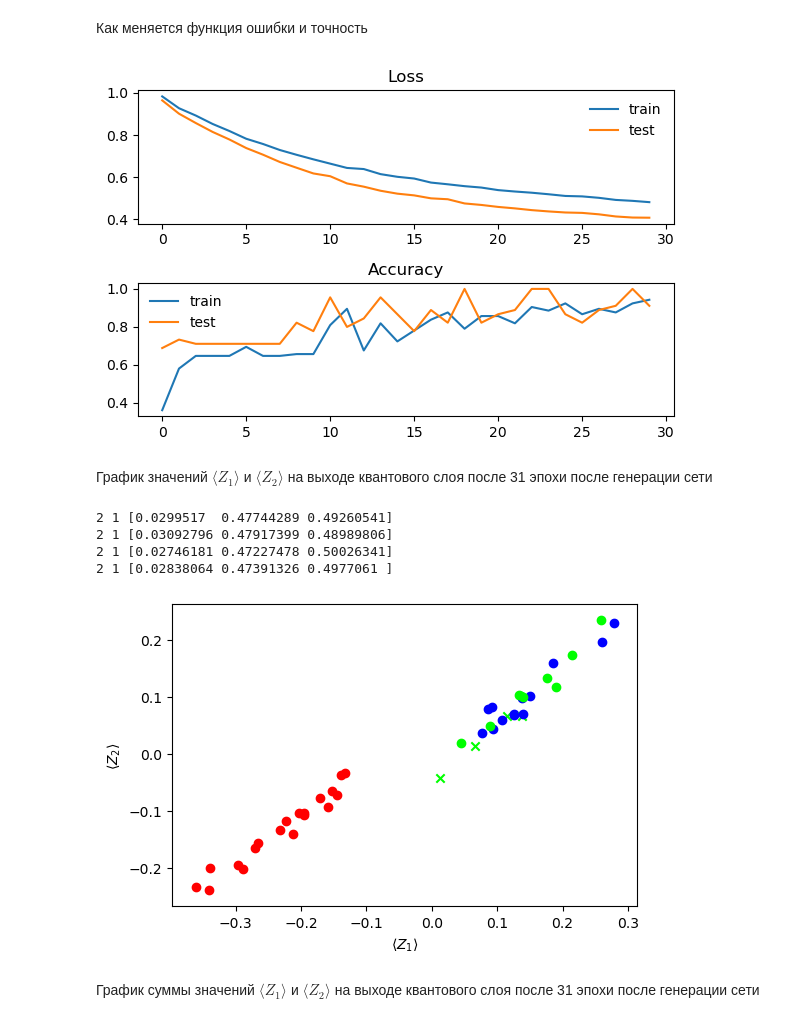
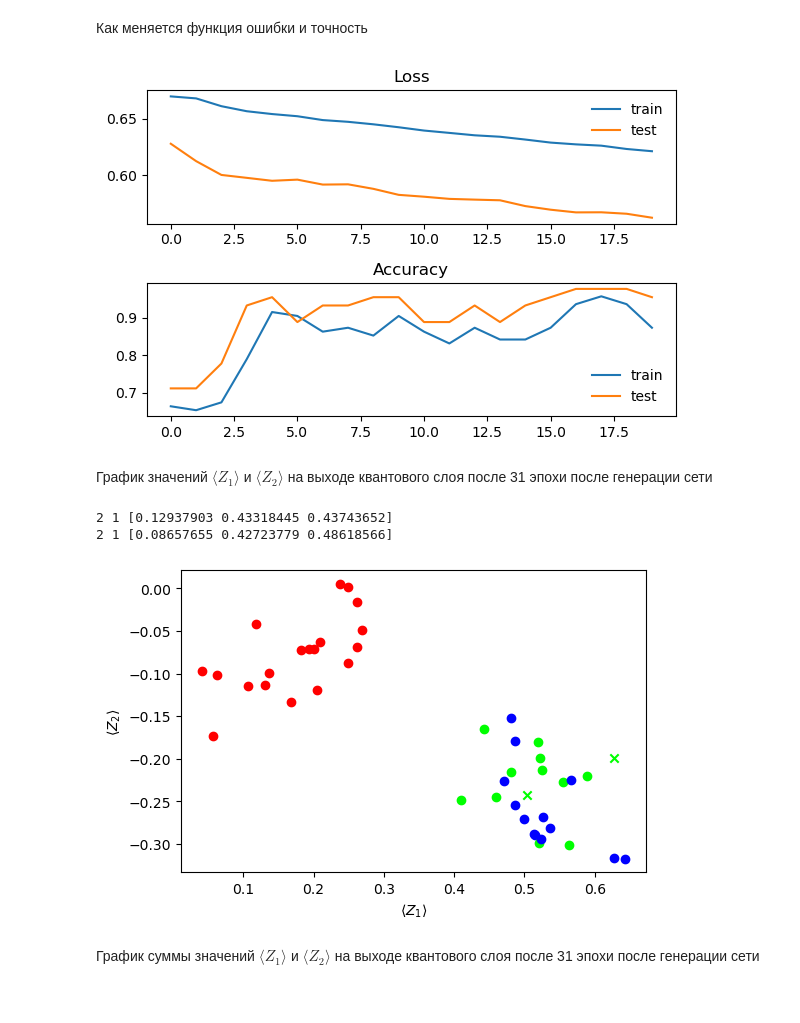
Before and after one commit to vongostev/PennyLane_Examples, a Jupyter notebook: quantum_neural_network.ipynb, the cells around one changed output. Drawn from its saved outputs; the diff is of its cells as text; code cells hidden in the pictures.

```diff
--- a/quantum_neural_network.ipynb
+++ b/quantum_neural_network.ipynb
@@ -54,7 +54,7 @@ Y = iris.target
 # Сколько элементов исключать из обучающих данных для финального тестирования
 exclude_items = 10
 
-X_train, X_test, y_train, y_test = train_test_split(X, Y, test_size=0.3, random_state=42)
+X_train, X_test, y_train, y_test = train_test_split(X, Y, test_size=0.3, random_state=42, shuffle=True)
 if exclude_items:
     X_exclude = X_train[:exclude_items]
     y_exclude = y_train[:exclude_items]
@@ -145,7 +145,7 @@ model.add(qml.qnn.KerasLayer(qlayer, weight_shapes, output_dim=n_qubits))
 # Преобраующий слой. Конвертирует квантовые данные размерности n_qubits в классические размерности data_dimension
 model.add(tf.keras.layers.Dense(data_dimension, activation='softmax'))
 
-opt = tf.keras.optimizers.Adam(learning_rate=0.008)
+opt = tf.keras.optimizers.Adam(learning_rate=0.016)
 model.compile(loss='categorical_crossentropy', optimizer=opt, metrics=["accuracy"])
 # %%
 def print_state(dev):
@@ -190,7 +190,7 @@ predictions = model.predict(X_train)
 
 for x, y, p in zip(X_train, y_train, predictions):
     mk = 'o' if np.argmax(p) == np.argmax(y) else 'x'
-    plt.scatter(*qlayer(opt_weights, inputs=x), color=y, marker=mk)
+    plt.scatter(*qlayer(opt_weights, inputs=x), color=y.numpy(), marker=mk)
 plt.xlabel(r'$\langle Z_1\rangle$')
 plt.ylabel(r'$\langle Z_2\rangle$')
 plt.show()
@@ -199,5 +199,5 @@ plt.show()
 # %% [markdown]
 Обучаем модель
 # %%
-history = model.fit(X_train, y_train, validation_data=(X_test, y_test), epochs=30, batch_size=2, verbose=1)
+history = model.fit(X_train, y_train, validation_data=(X_test, y_test), epochs=20, batch_size=8, verbose=1)
 # %% [output]
@@ -237,27 +237,25 @@ plt.legend(frameon=False)
 plt.tight_layout()
 plt.show()
 # %% [output]
-[figure, old version]
+[figure, new version]
 # %% [markdown]
 График значений $\langle Z_1\rangle$ и $\langle Z_2\rangle$ на выходе квантового слоя после 31 эпохи после генерации сети
 # %%
 opt_weights = model.weights[2].numpy()
 predictions = model.predict(X_test)
 
 for x, y, p in zip(X_test, y_test, predictions):
     mk = 'o' if np.argmax(p) == np.argmax(y) else 'x'
     if np.argmax(p) != np.argmax(y):
         print(np.argmax(p), np.argmax(y), p)
-    plt.scatter(*qlayer(opt_weights, inputs=x), color=y, marker=mk)
+    plt.scatter(*qlayer(opt_weights, inputs=x), color=y.numpy(), marker=mk)
 plt.xlabel(r'$\langle Z_1\rangle$')
 plt.ylabel(r'$\langle Z_2\rangle$')
 plt.show()
 # %% [output]
-2 1 [0.0299517  0.47744289 0.49260541]
-2 1 [0.03092796 0.47917399 0.48989806]
-2 1 [0.02746181 0.47227478 0.50026341]
-2 1 [0.02838064 0.47391326 0.4977061 ]
+2 1 [0.12937903 0.43318445 0.43743652]
+2 1 [0.08657655 0.42723779 0.48618566]
-[figure, old version]
+[figure, new version]
 # %% [markdown]
 График суммы значений $\langle Z_1\rangle$ и $\langle Z_2\rangle$ на выходе квантового слоя после 31 эпохи после генерации сети
 # %%
```
Also changed, not shown: parts of 7 cells of this notebook.
